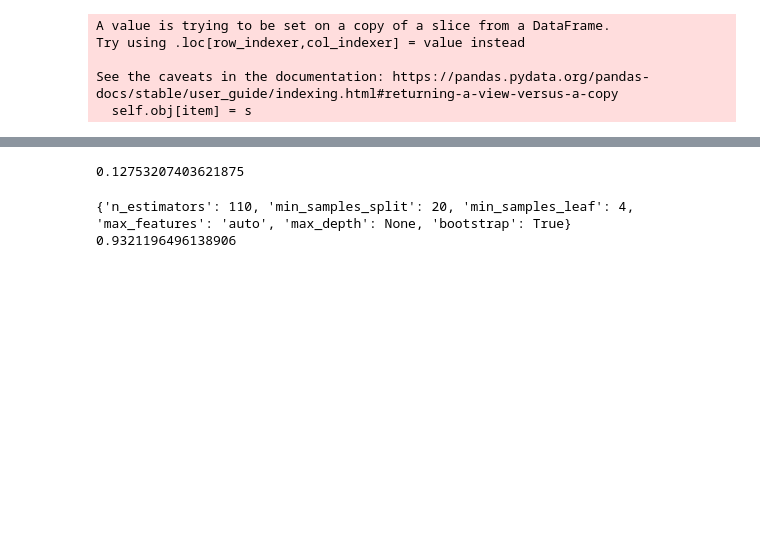
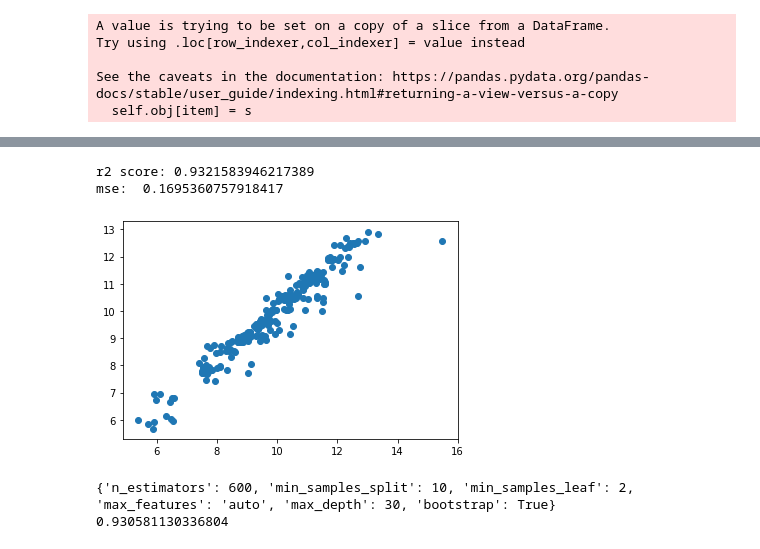
Before and after one commit to samanghous/postreach, a Jupyter notebook: Model.ipynb, the cells around one changed output, grey strips where cells are left out. Cells and saved outputs as stored; diff of their text form; code cells hidden in the pictures; blank space fills up the shorter version.

```diff
--- a/Model.ipynb
+++ b/Model.ipynb
@@ -244,13 +321,18 @@ print(model_best.best_score_ )
 # %%
 import xgboost
-classifier2 = xgboost.XGBRegressor( n_estimators=200, learning_rate=0.3, subsample=0.9, max_depth=6, colsample_bytree=0.65, min_child_weight=5)
+classifier2 = xgboost.XGBRegressor( n_estimators=200, learning_rate=0.04, subsample=0.95, max_depth=4, colsample_bytree=1 , min_child_weight=2)
 classifier2.fit(X_train, y_train)
 y_pred = classifier2.predict(X_test)
 
+plt.scatter(y_test, y_pred)
+from sklearn.metrics import r2_score
+print("r2 score:" ,r2_score(y_test, y_pred))
 from sklearn.metrics import mean_squared_error
-mean_squared_error(y_test, y_pred)
+print("mse: ",mean_squared_error(y_test, y_pred))
 # %% [output]
-0.12753207403621875
+r2 score: 0.9321583946217389
+mse:  0.1695360757918417
+[figure, added]
 # %%
 # model 3
 # %%
@@ -264,12 +346,12 @@ param_dist = {'bootstrap': [True, False],
                'min_samples_split': [2, 5, 10,12,14,16,18,20,22,24],
                'n_estimators':  [70,80,85,90,95,100,110,120,200,300,400,500,600,700,800]
              }
-model_best = RandomizedSearchCV(model, param_distributions = param_dist, n_iter = 10 )
+model_best = RandomizedSearchCV(model, param_distributions = param_dist, n_iter = 100 )
 model_best.fit( X,y )
 
 print(model_best.best_params_ )
 print(model_best.best_score_ )
 # %% [output]
-{'n_estimators': 110, 'min_samples_split': 20, 'min_samples_leaf': 4, 'max_features': 'auto', 'max_depth': None, 'bootstrap': True}
-0.9321196496138906
+{'n_estimators': 600, 'min_samples_split': 10, 'min_samples_leaf': 2, 'max_features': 'auto', 'max_depth': 30, 'bootstrap': True}
+0.930581130336804
 # %%
```
Also changed, not shown: parts of 33 cells of this notebook, 11 other files.
